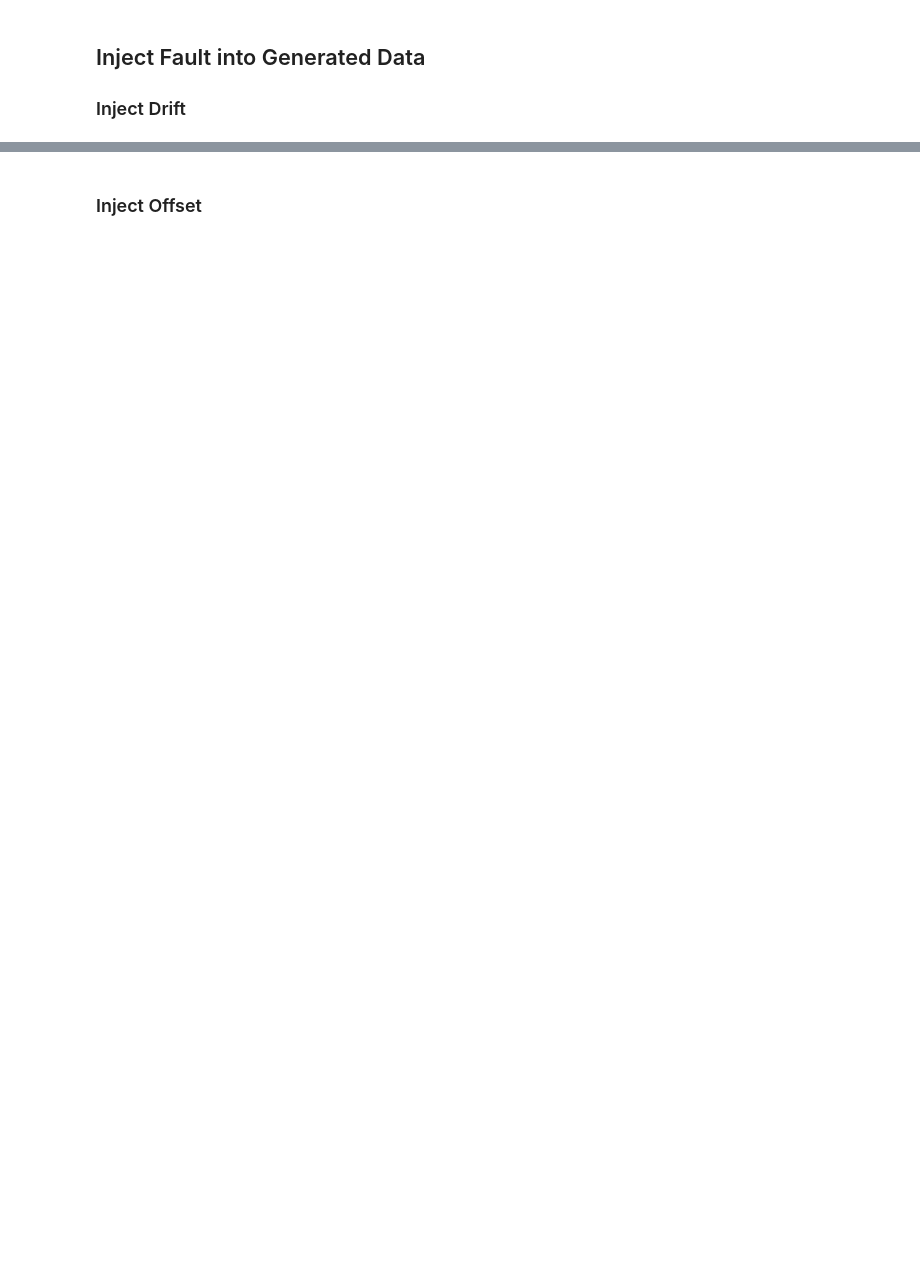
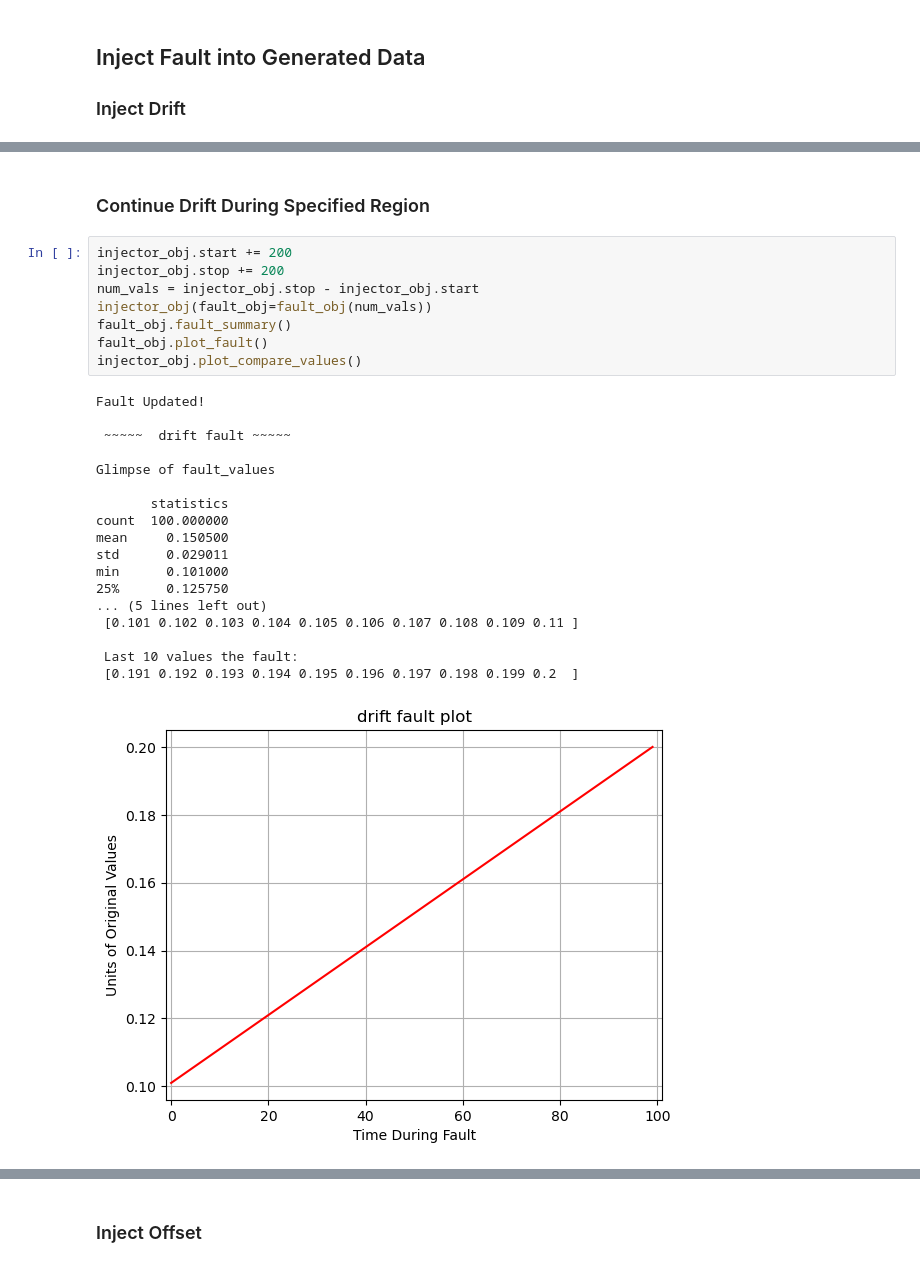
Before and after one commit to vtnsi/fault_injector, a Jupyter notebook: demo.ipynb, the cells around one changed output, grey strips where cells are left out. Cells and saved outputs as stored; diff of their text form; blank space fills up the shorter version.

```diff
--- a/demo.ipynb
+++ b/demo.ipynb
@@ -42,0 +66,29 @@ fault1.plot_compare_values()
+# %% [markdown]
+### Continue Drift During Specified Region
+# %%
+injector_obj.start += 200
+injector_obj.stop += 200
+num_vals = injector_obj.stop - injector_obj.start
+injector_obj(fault_obj=fault_obj(num_vals))
+fault_obj.fault_summary()
+fault_obj.plot_fault()
+injector_obj.plot_compare_values()
+# %% [output]
+Fault Updated!
+
+ ~~~~~  drift fault ~~~~~
+
+Glimpse of fault_values
+
+       statistics
+count  100.000000
+mean     0.150500
+std      0.029011
+min      0.101000
+25%      0.125750
+... (5 lines left out)
+ [0.101 0.102 0.103 0.104 0.105 0.106 0.107 0.108 0.109 0.11 ]
+
+ Last 10 values the fault:
+ [0.191 0.192 0.193 0.194 0.195 0.196 0.197 0.198 0.199 0.2  ]
+[figure, added]
```
Also changed, not shown: parts of 37 cells of this notebook, 29 other files.
